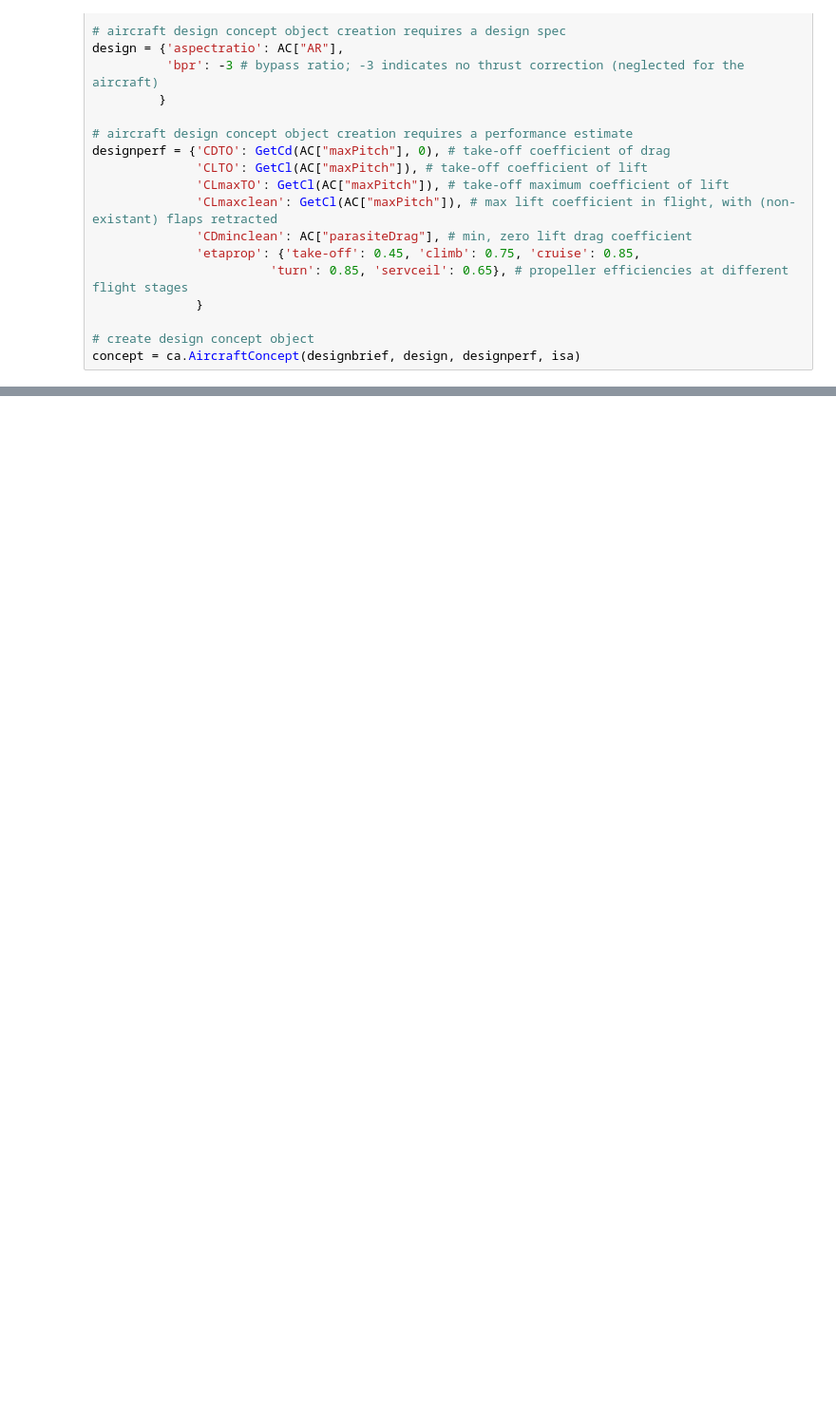
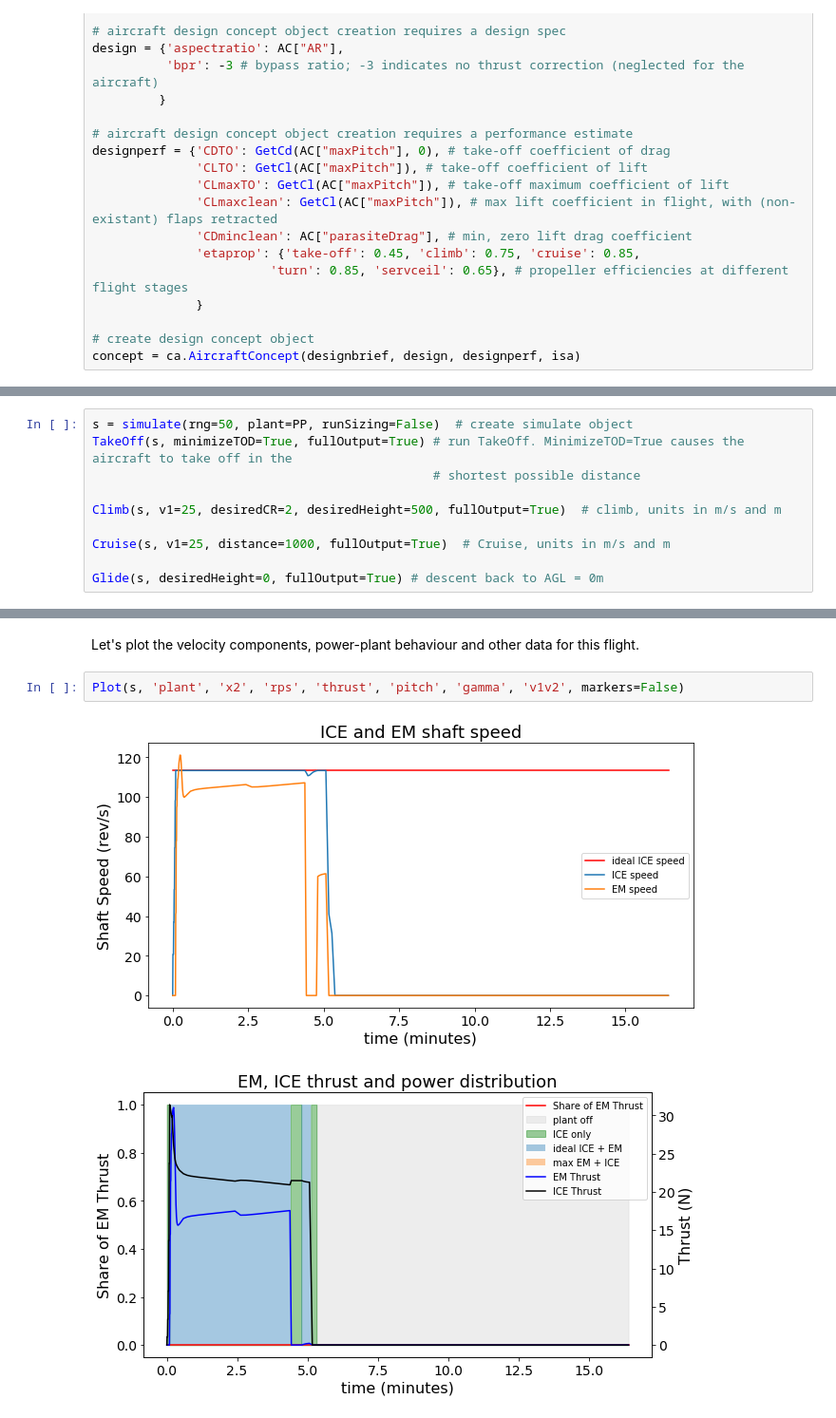
Before and after one commit to HansDy/IP, a Jupyter notebook: Optimizer example.ipynb, the cells around one changed output, grey strips where cells are left out. Shown at 95% size. Saved outputs shown, nothing was run; the diff lists cells and outputs as text; blank space fills up the shorter version.

```diff
--- a/Optimizer example.ipynb
+++ b/Optimizer example.ipynb
@@ -140,0 +205,10 @@ New motor mass: 0.1365833745852342
+# %%
+s = simulate(rng=50, plant=PP, runSizing=False)  # create simulate object
+TakeOff(s, minimizeTOD=True, fullOutput=True) # run TakeOff. MinimizeTOD=True causes the aircraft to take off in the
+                                              # shortest possible distance
+
+Climb(s, v1=25, desiredCR=2, desiredHeight=500, fullOutput=True)  # climb, units in m/s and m
+
+Cruise(s, v1=25, distance=1000, fullOutput=True)  # Cruise, units in m/s and m
+
+Glide(s, desiredHeight=0, fullOutput=True) # descent back to AGL = 0m
@@ -140,0 +233,7 @@ New motor mass: 0.1365833745852342
+# %% [markdown]
+Let's plot the velocity components, power-plant behaviour and other data for this flight.
+# %%
+Plot(s, 'plant', 'x2', 'rps', 'thrust', 'pitch', 'gamma', 'v1v2', markers=False)
+# %% [output]
+[figure, added]
+[figure, added]
```
Also changed, not shown: parts of 44 cells of this notebook, 6 other files.
